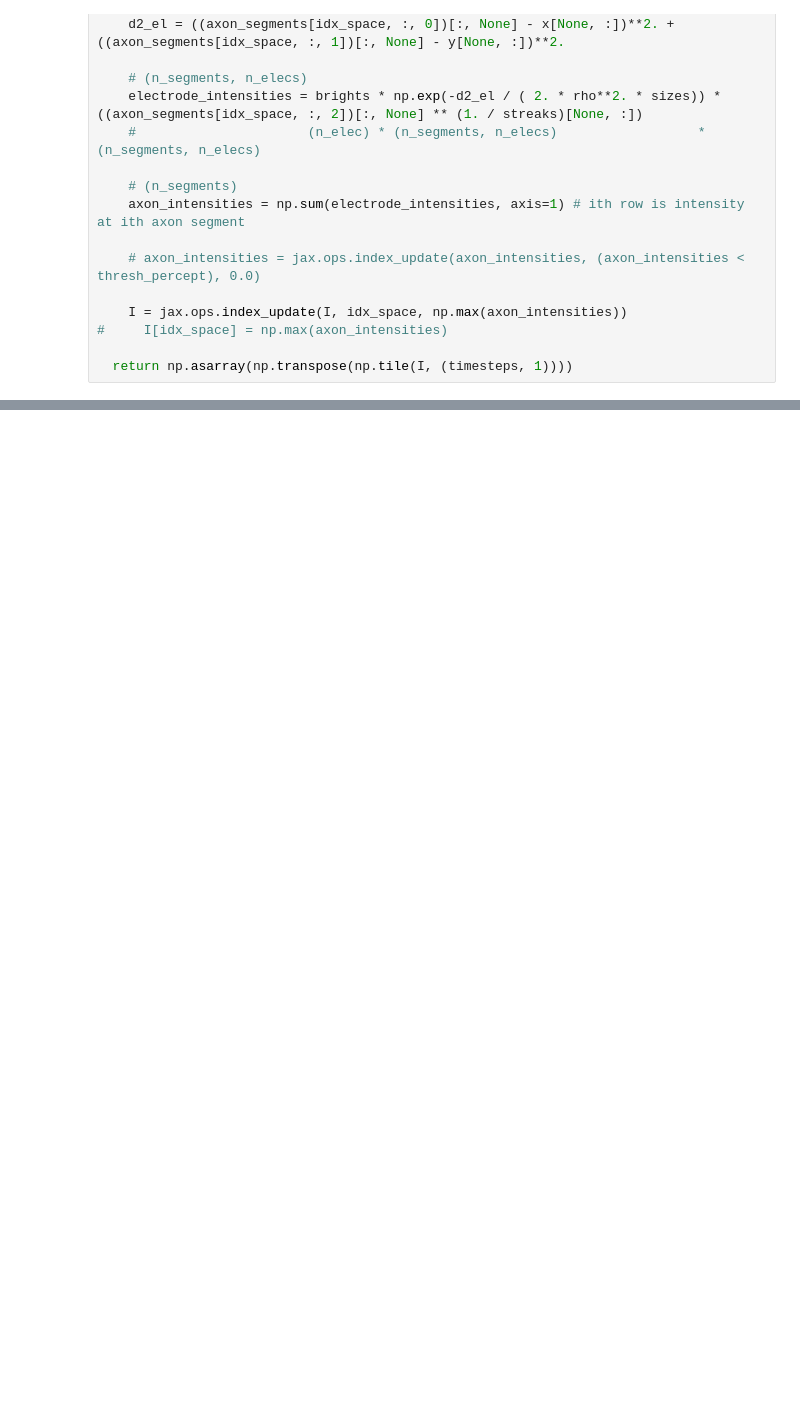
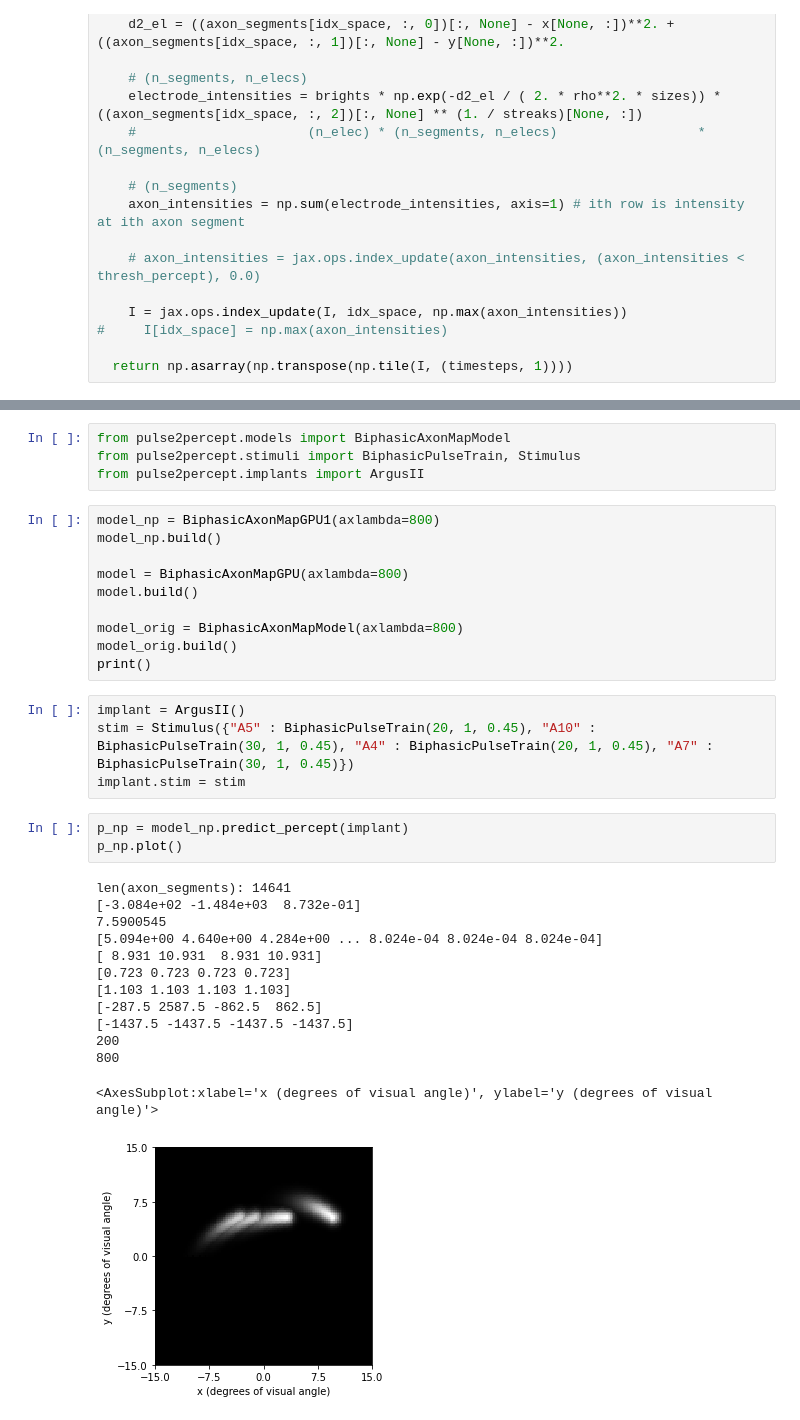
Before and after one commit to jgranley/pulse2percept, a Jupyter notebook: pulse2percept/models/jax.ipynb, the cells around one changed output, grey strips where cells are left out. Saved outputs shown, nothing was run; the diff lists cells and outputs as text; blank space fills up the shorter version.

```diff
--- a/pulse2percept/models/jax.ipynb
+++ b/pulse2percept/models/jax.ipynb
@@ -910,0 +1096,35 @@ def gpu_biphasic_axon_map(amps, freqs, pdurs, x, y, # Per ACTIVE electrode
+# %%
+from pulse2percept.models import BiphasicAxonMapModel
+from pulse2percept.stimuli import BiphasicPulseTrain, Stimulus
+from pulse2percept.implants import ArgusII
+# %%
+model_np = BiphasicAxonMapGPU1(axlambda=800)
+model_np.build()
+
+model = BiphasicAxonMapGPU(axlambda=800)
+model.build()
+
+model_orig = BiphasicAxonMapModel(axlambda=800)
+model_orig.build()
+print()
+# %%
+implant = ArgusII()
+stim = Stimulus({"A5" : BiphasicPulseTrain(20, 1, 0.45), "A10" : BiphasicPulseTrain(30, 1, 0.45), "A4" : BiphasicPulseTrain(20, 1, 0.45), "A7" : BiphasicPulseTrain(30, 1, 0.45)})
+implant.stim = stim
+# %%
+p_np = model_np.predict_percept(implant)
+p_np.plot()
+# %% [output]
+len(axon_segments): 14641
+[-3.084e+02 -1.484e+03  8.732e-01]
+7.5900545
+[5.094e+00 4.640e+00 4.284e+00 ... 8.024e-04 8.024e-04 8.024e-04]
+[ 8.931 10.931  8.931 10.931]
+[0.723 0.723 0.723 0.723]
+[1.103 1.103 1.103 1.103]
+[-287.5 2587.5 -862.5  862.5]
+[-1437.5 -1437.5 -1437.5 -1437.5]
+200
+800
+<AxesSubplot:xlabel='x (degrees of visual angle)', ylabel='y (degrees of visual angle)'>
+[figure, added]
```
Also changed, not shown: parts of 39 cells of this notebook.
